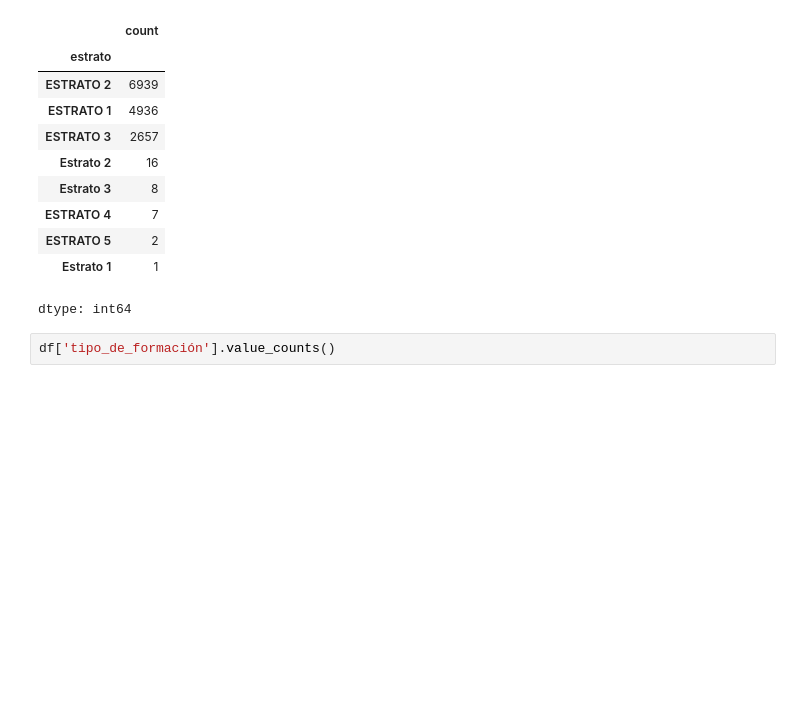
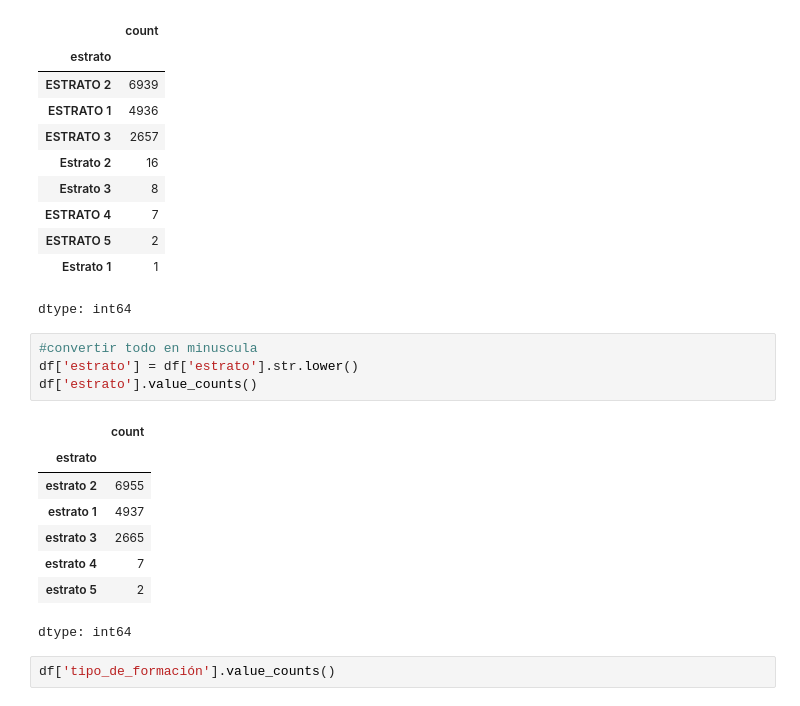
Before and after one commit to mariamejia2703/bc_analisis_becasenantioquia, a Jupyter notebook: TrabajoFinalBootcampAnalisisDeDatos.ipynb, the cells around one changed output. Drawn from its saved outputs; the diff is of its cells as text; blank space fills up the shorter version.

```diff
--- a/TrabajoFinalBootcampAnalisisDeDatos.ipynb
+++ b/TrabajoFinalBootcampAnalisisDeDatos.ipynb
@@ -351,6 +351,19 @@ df['estrato'].value_counts()
 | ESTRATO 5 | 2 |
 | Estrato 1 | 1 |
 dtype: int64
+# %%
+#convertir todo en minuscula
+df['estrato'] = df['estrato'].str.lower()
+df['estrato'].value_counts()
+# %% [output]
+|  | count |
+| estrato |  |
+| estrato 2 | 6955 |
+| estrato 1 | 4937 |
+| estrato 3 | 2665 |
+| estrato 4 | 7 |
+| estrato 5 | 2 |
+dtype: int64
 # %%
 df['tipo_de_formación'].value_counts()
 # %% [output]
```
Also changed, not shown: parts of 27 cells of this notebook.
